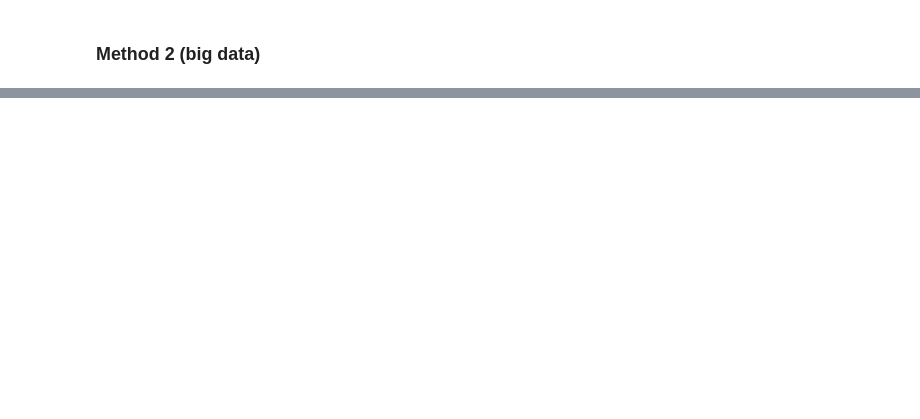
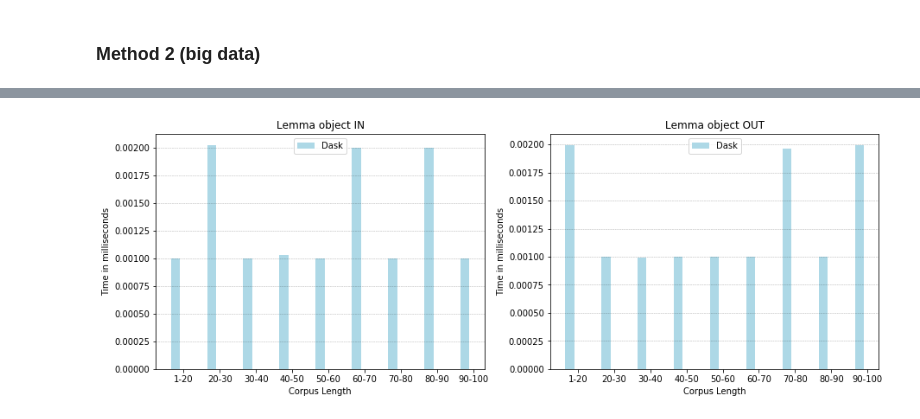
Before and after one commit to riwish/Big_Data_UvA, a Jupyter notebook: CreateLemmatizedCorpus.ipynb, the cells around one changed output, grey strips where cells are left out. Drawn from its saved outputs; the diff is of its cells as text; code cells hidden in the pictures; blank space fills up the shorter version.

```diff
--- a/CreateLemmatizedCorpus.ipynb
+++ b/CreateLemmatizedCorpus.ipynb
@@ -770,0 +794,32 @@ ax2.grid(True, 'major', 'y', ls='--', lw=.5, c='k', alpha=.3)
+# %%
+length = 9
+x_labels = list(data['dask']['document_length']['global'].keys())
+
+# Set plot parameters
+fig, (ax1, ax2) = plt.subplots(1, 2)
+# fig.suptitle("Measure time execution times for average document length (across 2k document size) - Method 2")
+fig.set_size_inches(15.0, 5.0, forward=True)
+width = 0.25 # width of bar
+
+x = np.arange(length)
+ax1.bar(x, np.asarray(list(data['dask']['document_length']['global'].values())), width, color='lightblue', label='Dask')
+
+ax1.set_ylabel('Time in milliseconds')
+ax1.set_xticks(x + width + width/2 - 0.15)
+ax1.set_xticklabels(x_labels)
+ax1.set_xlabel('Corpus Length')
+ax1.set_title('Lemma object IN')
+ax1.legend()
+ax1.grid(True, 'major', 'y', ls='--', lw=.5, c='k', alpha=.3)
+
+ax2.bar(x, np.asarray(list(data['dask']['document_length']['no_global'].values())), width, color='lightblue', label='Dask')
+
+ax2.set_ylabel('Time in milliseconds')
+ax2.set_xticks(x + width + width/2 - 0.15)
+ax2.set_xticklabels(x_labels)
+ax2.set_xlabel('Corpus Length')
+ax2.set_title('Lemma object OUT')
+ax2.legend()
+ax2.grid(True, 'major', 'y', ls='--', lw=.5, c='k', alpha=.3)
+# %% [output]
+[figure, added]
```
Also changed, not shown: parts of 4 cells of this notebook, 6 other files.
